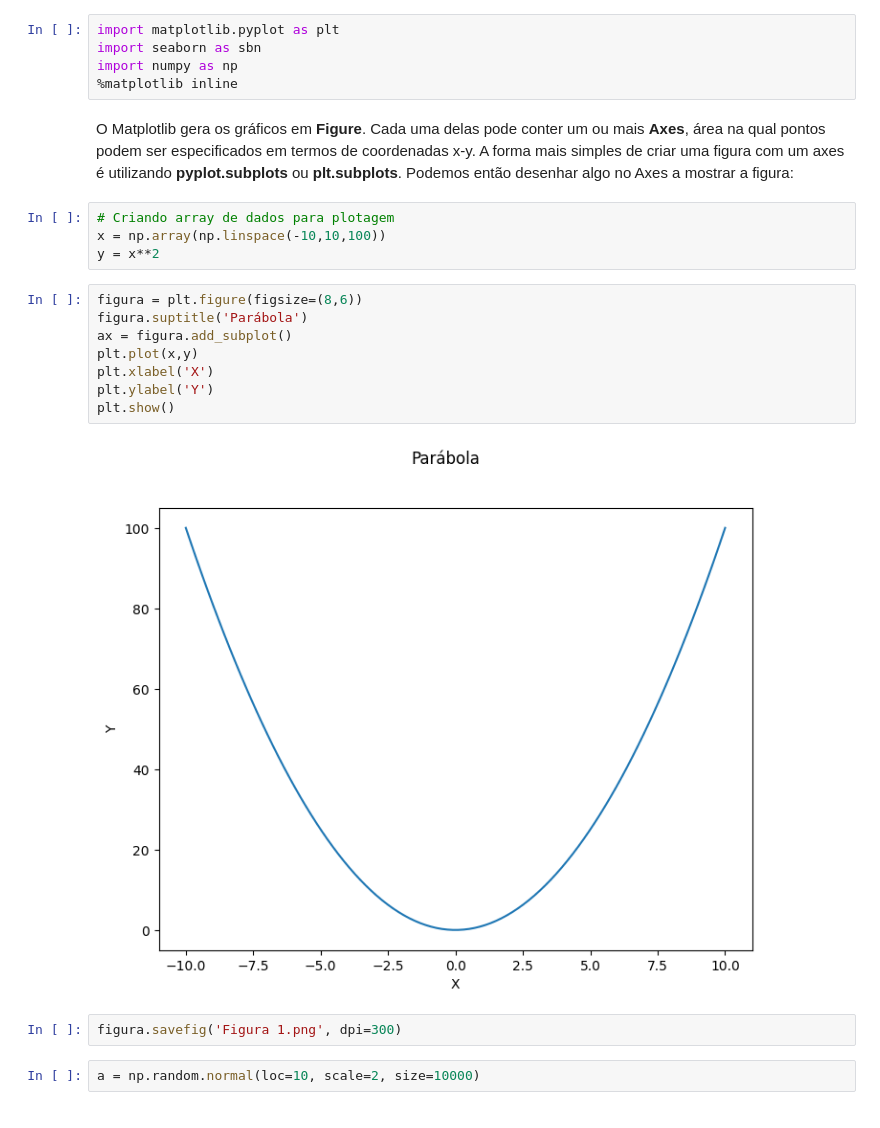
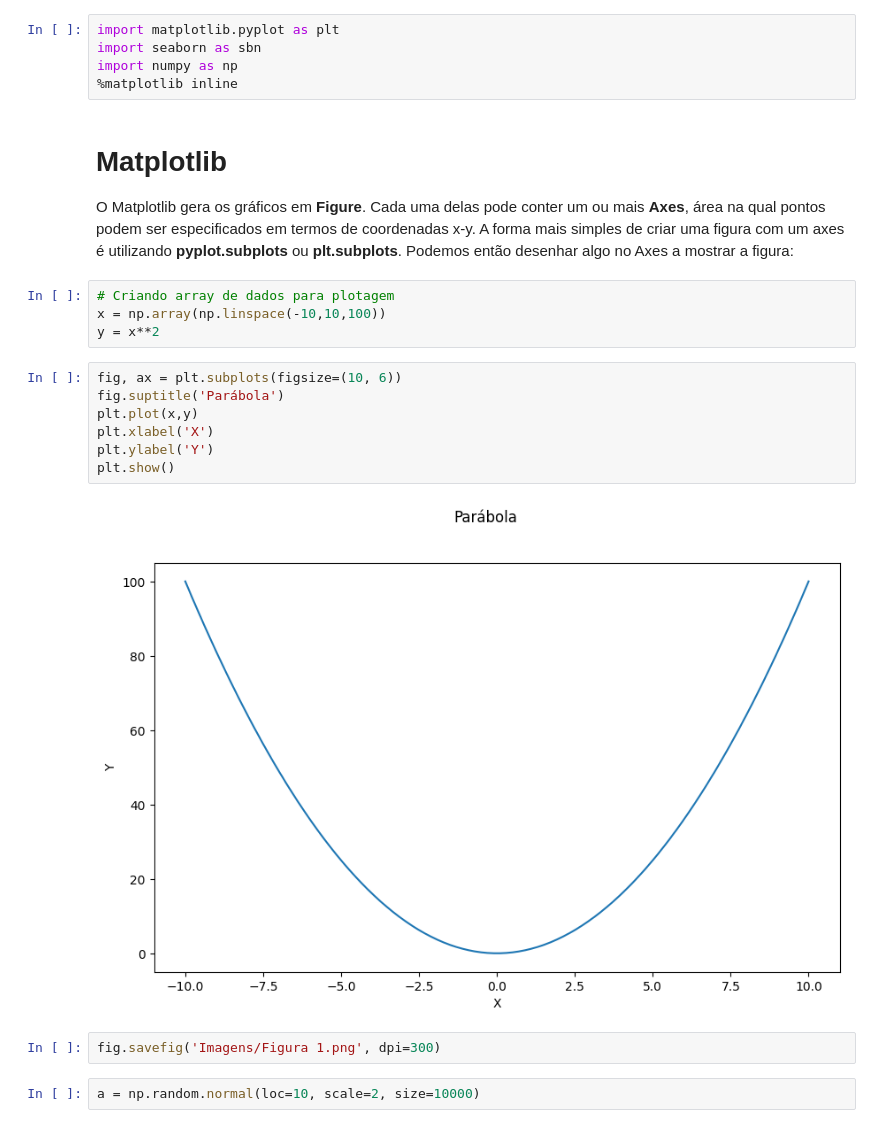
Before and after one commit to fferreir/VPS5701, a Jupyter notebook: notebooks/02. Plotando array com matplotlib e seaborn.ipynb, the cells around one changed output. Drawn from its saved outputs; the diff is of its cells as text.

```diff
--- a/notebooks/02. Plotando array com matplotlib e seaborn.ipynb
+++ b/notebooks/02. Plotando array com matplotlib e seaborn.ipynb
@@ -4,23 +4,24 @@ import seaborn as sbn
 import numpy as np
 %matplotlib inline
 # %% [markdown]
+# Matplotlib
+
 O Matplotlib gera os gráficos em **Figure**. Cada  uma delas pode conter um ou mais **Axes**, área na qual pontos podem ser especificados em termos de coordenadas x-y. A forma mais simples de criar uma figura com um axes é utilizando **pyplot.subplots** ou **plt.subplots**. Podemos então desenhar algo no Axes a mostrar a figura:
 # %%
 # Criando array de dados para plotagem
 x = np.array(np.linspace(-10,10,100))
 y = x**2
 # %%
-figura = plt.figure(figsize=(8,6))
-figura.suptitle('Parábola')
-ax = figura.add_subplot()
+fig, ax = plt.subplots(figsize=(10, 6))
+fig.suptitle('Parábola')
 plt.plot(x,y)
 plt.xlabel('X')
 plt.ylabel('Y')
 plt.show()
 # %% [output]
-[figure, old version]
+[figure, new version]
 # %%
-figura.savefig('Figura 1.png', dpi=300)
+fig.savefig('Imagens/Figura 1.png', dpi=300)
 # %%
 a = np.random.normal(loc=10, scale=2, size=10000)
 # %%
```
Also changed, not shown: parts of 7 cells of this notebook, 2 other files.
